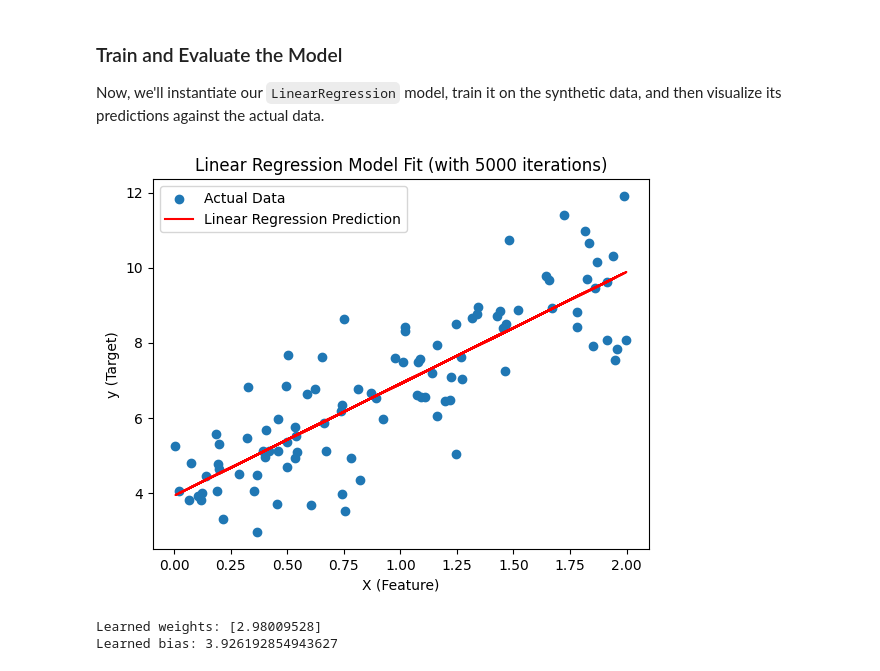
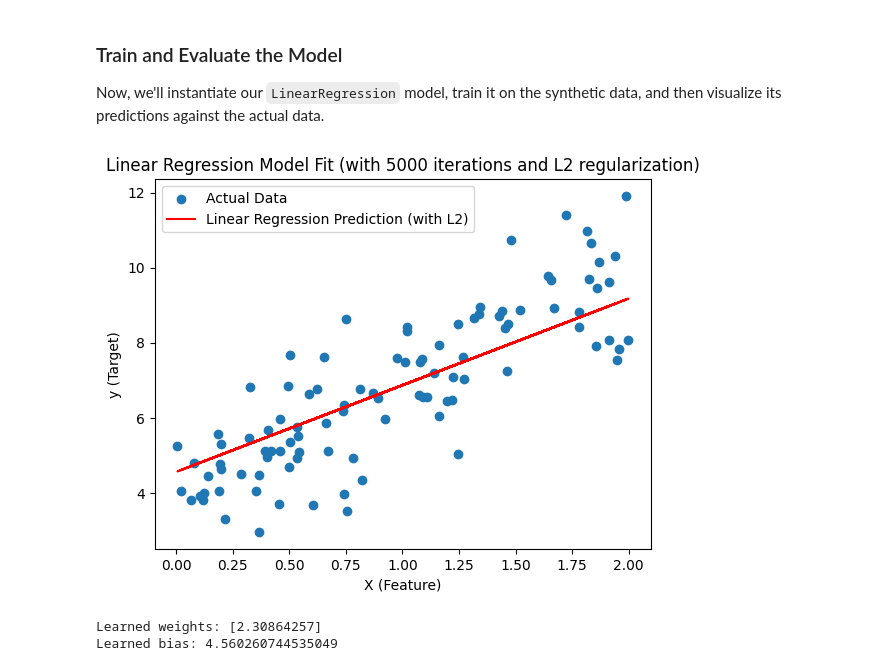
Before and after one commit to amit-sahu-a11y/ML_projects_for_practice, a Jupyter notebook: model_optimization.ipynb, the cells around one changed output. Cells and saved outputs as stored; diff of their text form; code cells hidden in the pictures.

Commit message:
model using a non-zero lambda_param value

```diff
--- a/model_optimization.ipynb
+++ b/model_optimization.ipynb
@@ -8,9 +8,10 @@ First, we'll import `numpy` for numerical operations and define a `LinearRegress
 import numpy as np
 
 class LinearRegression:
-    def __init__(self, learning_rate=0.01, n_iterations=1000):
+    def __init__(self, learning_rate=0.01, n_iterations=1000, lambda_param=0.01):
         self.learning_rate = learning_rate
         self.n_iterations = n_iterations
+        self.lambda_param = lambda_param # L2 regularization parameter
         self.weights = None
         self.bias = None
 
@@ -26,7 +27,7 @@ class LinearRegression:
             y_predicted = np.dot(X, self.weights) + self.bias
 
             # Calculate gradients
-            dw = (1/n_samples) * np.dot(X.T, (y_predicted - y))
+            dw = (1/n_samples) * np.dot(X.T, (y_predicted - y)) + self.lambda_param * self.weights # Add L2 regularization term
             db = (1/n_samples) * np.sum(y_predicted - y)
 
             # Update parameters
@@ -59,25 +60,25 @@ plt.show()
 
 Now, we'll instantiate our `LinearRegression` model, train it on the synthetic data, and then visualize its predictions against the actual data.
 # %%
-# Instantiate and train the model
-model = LinearRegression(learning_rate=0.01, n_iterations=5000)
+# Instantiate and train the model with L2 regularization
+model = LinearRegression(learning_rate=0.01, n_iterations=5000, lambda_param=0.1)
 model.fit(X, y.flatten()) # Flatten y to match the model's expectation
 
 # Make predictions
 y_pred = model.predict(X)
 
 # Plot the results
 plt.scatter(X, y, label='Actual Data')
-plt.plot(X, y_pred, color='red', label='Linear Regression Prediction')
+plt.plot(X, y_pred, color='red', label='Linear Regression Prediction (with L2)')
 plt.xlabel('X (Feature)')
 plt.ylabel('y (Target)')
-plt.title('Linear Regression Model Fit (with 5000 iterations)')
+plt.title('Linear Regression Model Fit (with 5000 iterations and L2 regularization)')
 plt.legend()
 plt.show()
 
 print(f"Learned weights: {model.weights}")
 print(f"Learned bias: {model.bias}")
 # %% [output]
-[figure, old version]
+[figure, new version]
-Learned weights: [2.98009528]
-Learned bias: 3.926192854943627
+Learned weights: [2.30864257]
+Learned bias: 4.560260744535049
```
